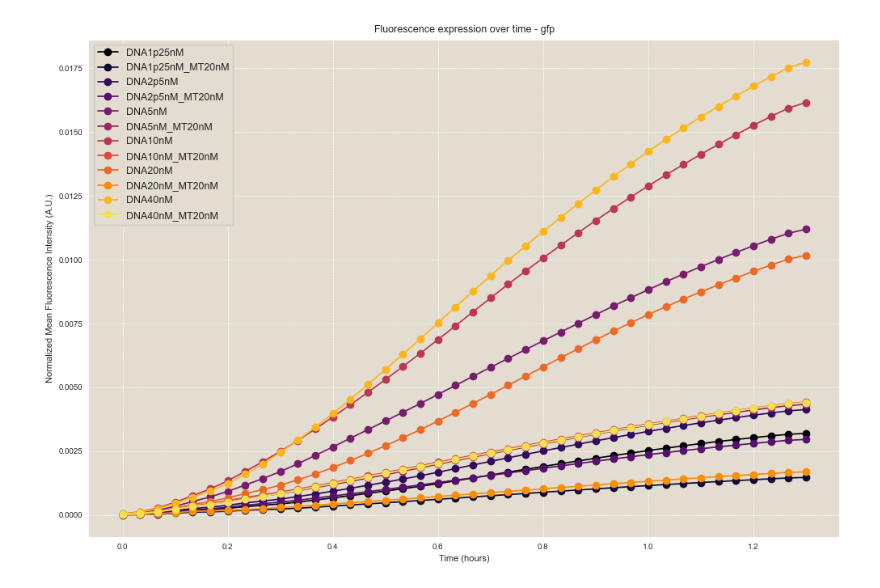
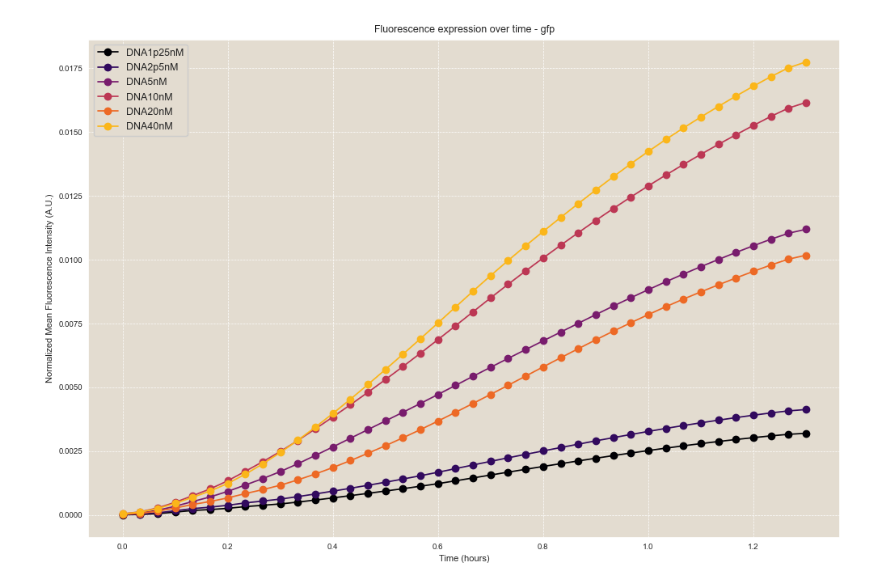
Before and after one commit to dalarios/activedrops, a Jupyter notebook: code/exploratory/020524-kif3_conctitration-gfp-3reps-60sint.ipynb, the cells around one changed output. Drawn from its saved outputs; the diff is of its cells as text; code cells hidden in the pictures.

```diff
--- a/code/exploratory/020524-kif3_conctitration-gfp-3reps-60sint.ipynb
+++ b/code/exploratory/020524-kif3_conctitration-gfp-3reps-60sint.ipynb
@@ -87,18 +87,36 @@ viz.plot_fluorescence_vs_time(
     log_scale=False  # Set log_scale to True
 )
 # %%
+# Example usage
+data_path = "../../data/020524-kif3_conctitration-gfp-3reps-60sint/"
+
+conditions = [
+    'DNA1p25nM',
+    'DNA2p5nM',
+    'DNA5nM',
+    'DNA10nM',
+    'DNA20nM',
+    'DNA40nM',
+]
+
+subconditions = ["Pos0", "Pos1", "Pos2"]
+
+min_frame = 0
+max_frame = None
+time_interval = 30
+skip_frames = 4
 
 # Call the function with the updated parameters
 viz.plot_average_fluorescence_vs_time(
     data_path=data_path,
     conditions=conditions,
     subconditions=subconditions,
     channel="gfp",
     time_interval=time_interval,
     min_frame=min_frame,
     max_frame=max_frame,
     skip_frames=skip_frames,
     log_scale=False  # Set log_scale to True
 )
 # %% [output]
-[figure, old version]
+[figure, new version]
```
Also changed, not shown: parts of 1 cell of this notebook, 1 other file.
